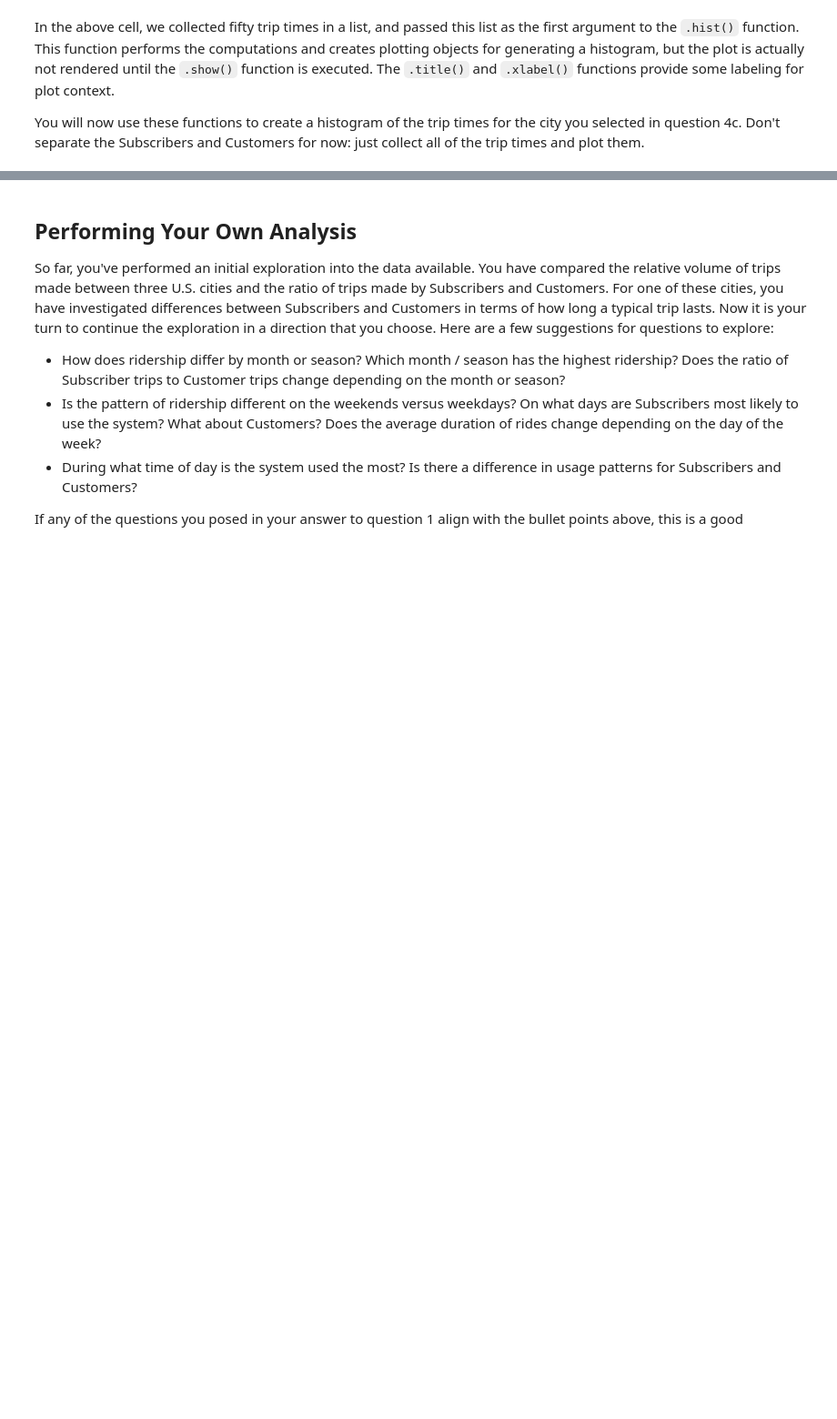
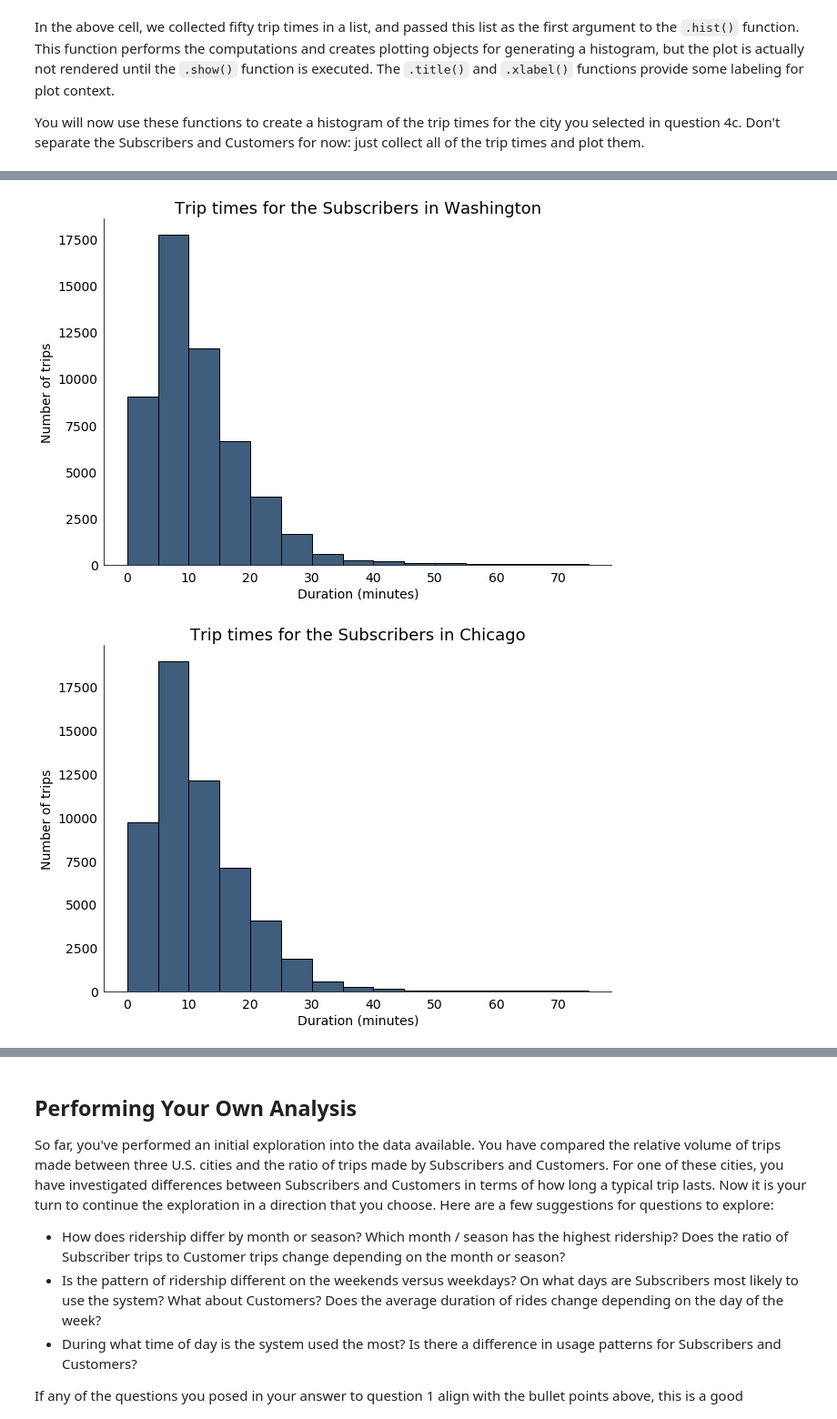
Before and after one commit to stembarb/DA--Bike-Share-Data, a Jupyter notebook: Bike_Share_Analysis.ipynb, the cells around one changed output, grey strips where cells are left out. Shown at 91% size. Cells and saved outputs as stored; diff of their text form; code cells hidden in the pictures; blank space fills up the shorter version.

```diff
--- a/Bike_Share_Analysis.ipynb
+++ b/Bike_Share_Analysis.ipynb
@@ -521,0 +559,30 @@ If you followed the use of the `.hist()` and `.show()` functions exactly like in
+# %%
+## Use this and additional cells to answer Question 5. ##
+def calc_trip_duration(filename):
+    with open(filename) as f_in:
+        # set up csv reader object
+        reader = csv.DictReader(f_in)
+
+        # initialize count variables
+        trip_time_subscribers = []
+        trip_time_customers = []
+
+        for row in reader:
+            if row['user_type'] == 'Subscriber':
+                trip_time_subscribers.append(float(row['duration']))
+            else:
+                trip_time_customers.append(float(row['duration']))
+    return trip_time_subscribers, trip_time_customers
+
+# Plot data for each city
+for city in data_files.keys():
+    city_subs_data = calc_trip_duration(data_files[city])[0]
+    plot_hist(data=city_subs_data, bins=[i for i in range(0,76,5)], title='Trip times for the Subscribers in ' + city, xlabel='Duration (minutes)', ylabel='Number of trips', plot_range=(0,76))
+
+# Plot data for each city
+for city in data_files.keys():
+    city_subs_data = calc_trip_duration(data_files[city])[1]
+    plot_hist(data=city_subs_data, bins=[i for i in range(0,76,5)], title='Trip times for the Customers in ' + city, xlabel='Duration (minutes)', ylabel='Number of trips', plot_range=(0,76))
+# %% [output]
+[figure, added]
+[figure, added]
```
Also changed, not shown: parts of 15 cells of this notebook.
